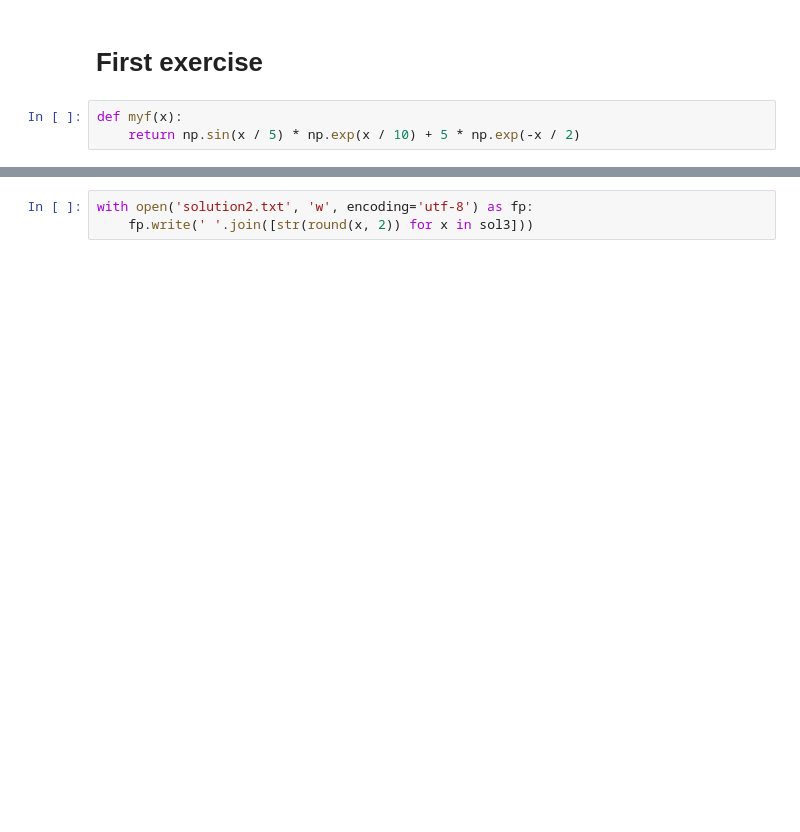
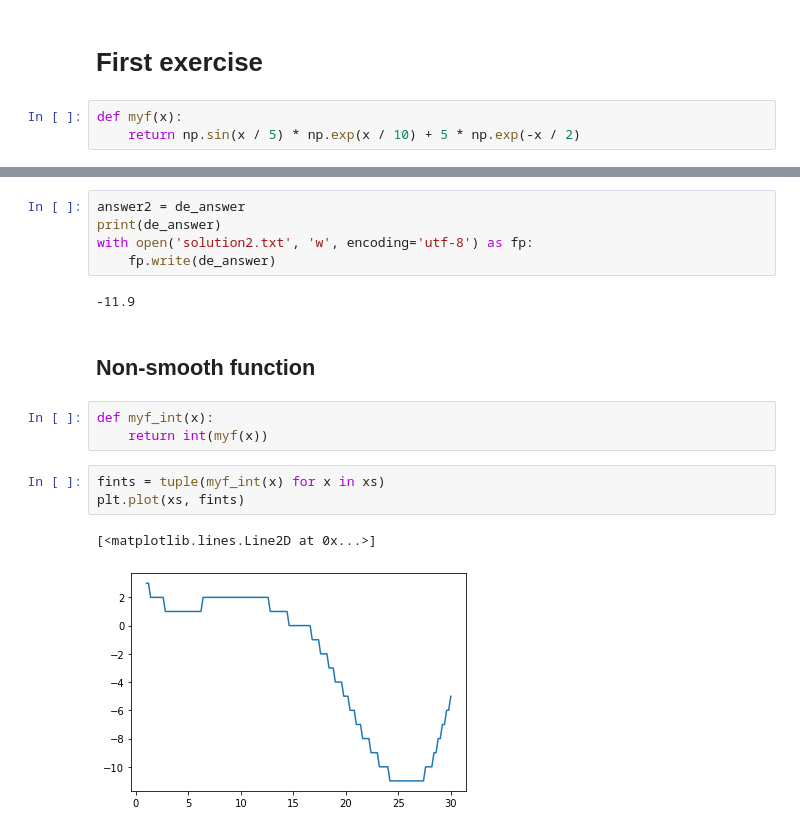
Before and after one commit to IljaZakharov/MIPTMachineLearning, a Jupyter notebook: W3/homework/Homework.ipynb, the cells around one changed output, grey strips where cells are left out. Drawn from its saved outputs; the diff is of its cells as text; blank space fills up the shorter version.

```diff
--- a/W3/homework/Homework.ipynb
+++ b/W3/homework/Homework.ipynb
@@ -64,3 +93,18 @@ print([round(x, 2) for x in sol3])
 # %%
+answer2 = de_answer
+print(de_answer)
 with open('solution2.txt', 'w', encoding='utf-8') as fp:
-    fp.write(' '.join([str(round(x, 2)) for x in sol3]))
+    fp.write(de_answer)
+# %% [output]
+-11.9
+# %% [markdown]
+## Non-smooth function
+# %%
+def myf_int(x):
+    return int(myf(x))
+# %%
+fints = tuple(myf_int(x) for x in xs)
+plt.plot(xs, fints)
+# %% [output]
+[<matplotlib.lines.Line2D at 0x...>]
+[figure, added]
```
Also changed, not shown: parts of 18 cells of this notebook, 3 other files.
